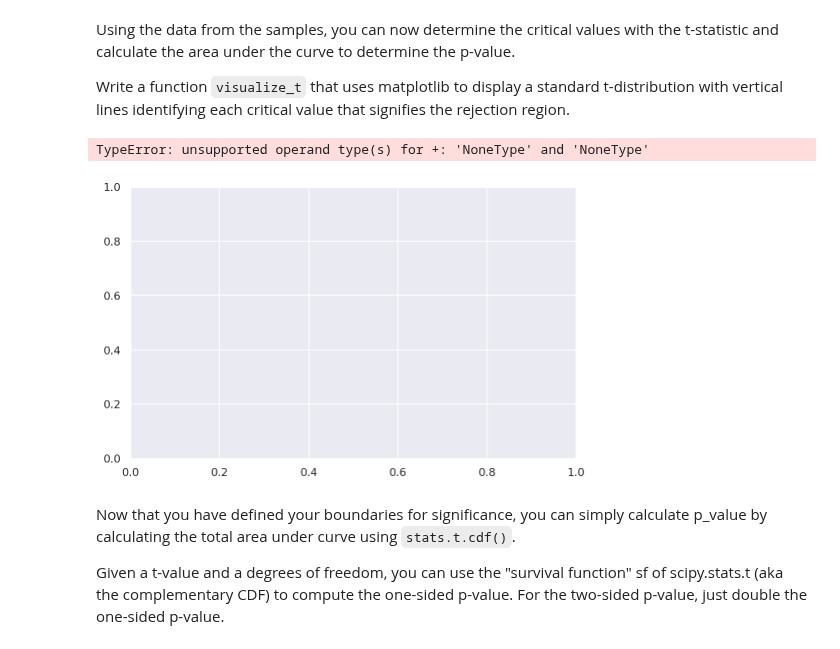
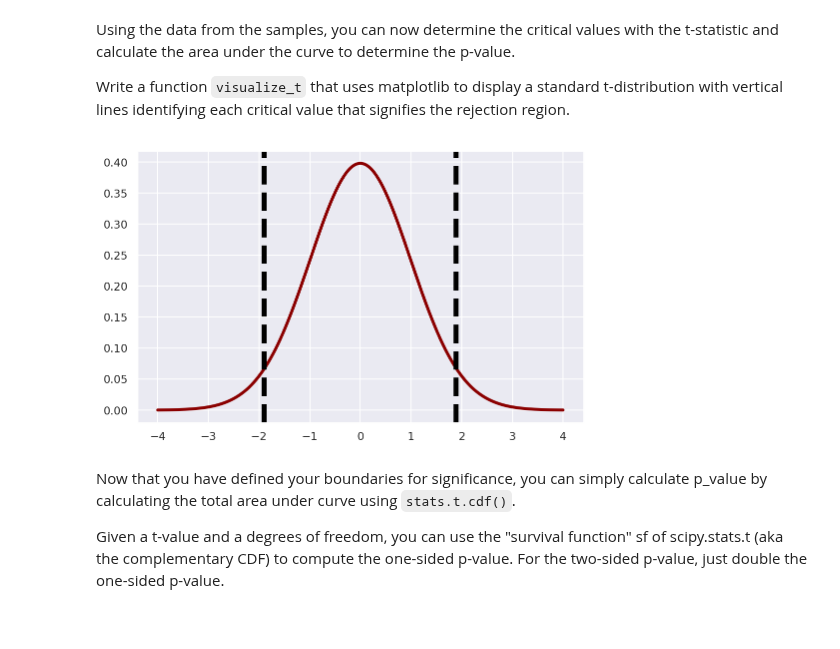
Before and after one commit to justinlee3/dsc-enterprise-hsbc-two-sample-t-tests-lab-hsbc-ds-081319, a Jupyter notebook: index.ipynb, the cells around one changed output. Drawn from its saved outputs; the diff is of its cells as text; code cells hidden in the pictures.

```diff
--- a/index.ipynb
+++ b/index.ipynb
@@ -159,35 +159,37 @@ def visualize_t(t_stat, n_control, n_experimental):
 
     Parameters
     -----------
     t-stat: float
     n_control: int
     n_experiment: int
 
     Returns
     ----------
     None
 
     """
 
     # initialize a matplotlib "figure"
     fig = plt.figure(figsize=(8,5))
     ax = fig.gca()
     # generate points on the x axis between -4 and 4:
     xs = np.linspace(-4, 4, 500)
 
     # use stats.t.pdf to get values on the probability density function for the t-distribution
 
     ys= stats.t.pdf(xs, (n_control+n_experimental-2), 0, 1)
     ax.plot(xs, ys, linewidth=3, color='darkred')
 
     ax.axvline(t_stat, color='black', linestyle='--', lw=5)
     ax.axvline(-t_stat, color='black', linestyle='--', lw=5)
 
     plt.show()
     return None
+n_control = len(control)
+n_experimental = len(experimental)
+visualize_t(t_stat, n_control, n_experimental)
 # %% [output]
-TypeError: unsupported operand type(s) for +: 'NoneType' and 'NoneType'
-[figure, old version]
+[figure, new version]
 # %% [markdown]
 Now that you have defined your boundaries for significance, you can simply calculate p_value by calculating the total area under curve using `stats.t.cdf()`.
 
```
